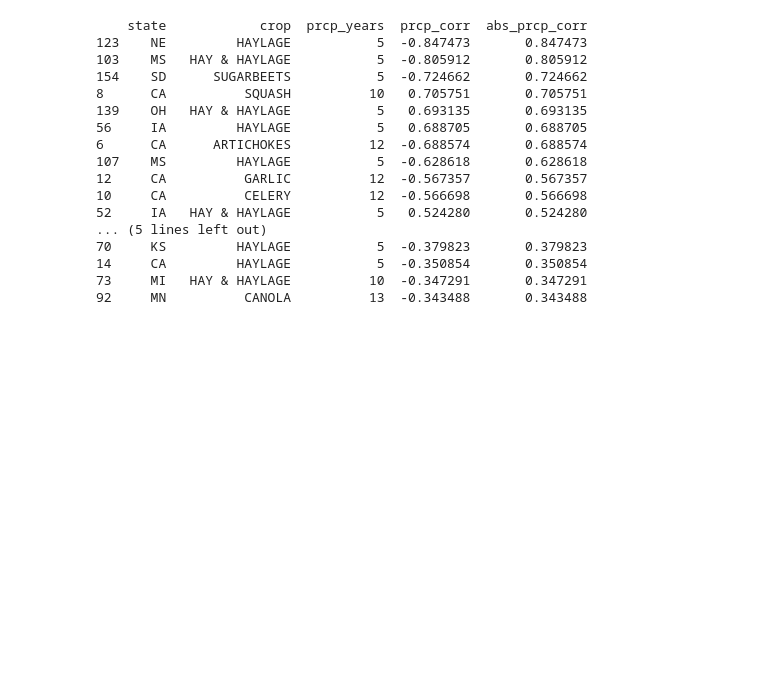
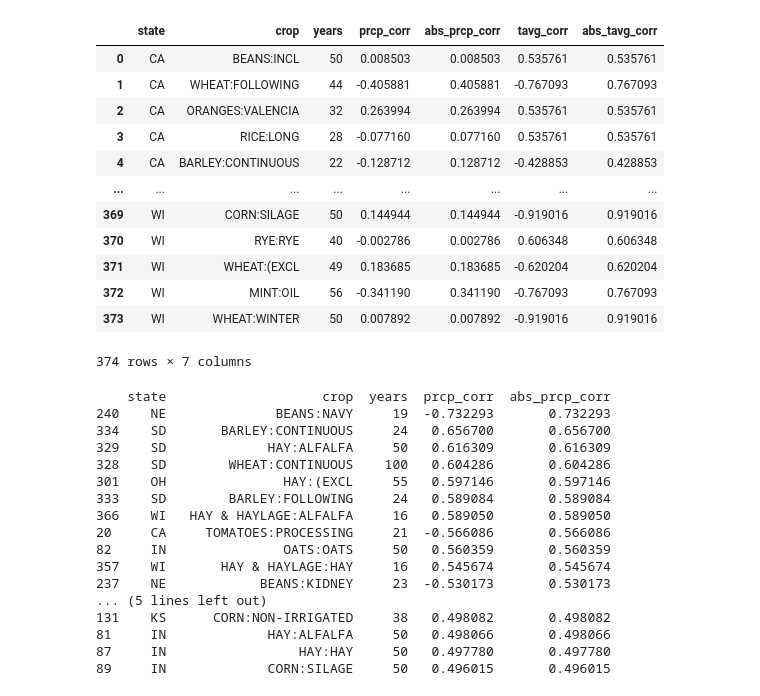
Before and after one commit to ucfjimg/CAP5610-project, a Jupyter notebook: scripts/DataExplore.ipynb, the cells around one changed output. Saved outputs shown, nothing was run; the diff lists cells and outputs as text; code cells hidden in the pictures; blank space fills up the shorter version.

```diff
--- a/scripts/DataExplore.ipynb
+++ b/scripts/DataExplore.ipynb
@@ -96,39 +151,52 @@ tavg = tavg[['year', 'mean']]
 # %%
 rows = []
 for st in bystate.keys():
     for commod in bystate[st].keys():
-        merge_prcp = pd.merge(bystate[st][commod], prcp, on='year')
-        merge_tavg = pd.merge(bystate[st][commod], tavg, on='year')
-        if len(merge_prcp) < 5 or len(merge_tavg) < 5:
+        merge = pd.merge(bystate[st][commod], wx_by_state[st], on='year')
+        if len(merge) < 15:
             continue
-        row = [st, commod, len(merge_prcp), merge_prcp.Value.corr(merged['mean'])]
+        row = [st, commod, len(merge), merge.Value.corr(merge['prcp'])]
         row.append(abs(row[3]))
-        row += [len(merge_tavg), merge_tavg.Value.corr(merged['mean'])]
-        row.append(abs(row[6]))
+        row += [merge_tavg.Value.corr(merge['tavg'])]
+        row.append(abs(row[5]))
 
         rows.append(row)
 
-corrs = pd.DataFrame(rows, columns=['state', 'crop', 'prcp_years', 'prcp_corr', 'abs_prcp_corr', 'tavg_years', 'tavg_corr', 'abs_tavg_corr'])
+corrs = pd.DataFrame(rows, columns=['state', 'crop', 'years', 'prcp_corr', 'abs_prcp_corr', 'tavg_corr', 'abs_tavg_corr'])
+# %% [output]
+|  | state | crop | years | prcp_corr | abs_prcp_corr | tavg_corr | abs_tavg_corr |
+| 0 | CA | BEANS:INCL | 50 | 0.008503 | 0.008503 | 0.535761 | 0.535761 |
+| 1 | CA | WHEAT:FOLLOWING | 44 | -0.405881 | 0.405881 | -0.767093 | 0.767093 |
+| 2 | CA | ORANGES:VALENCIA | 32 | 0.263994 | 0.263994 | 0.535761 | 0.535761 |
+| 3 | CA | RICE:LONG | 28 | -0.077160 | 0.077160 | 0.535761 | 0.535761 |
+| 4 | CA | BARLEY:CONTINUOUS | 22 | -0.128712 | 0.128712 | -0.428853 | 0.428853 |
+| ... | ... | ... | ... | ... | ... | ... | ... |
+| 369 | WI | CORN:SILAGE | 50 | 0.144944 | 0.144944 | -0.919016 | 0.919016 |
+| 370 | WI | RYE:RYE | 40 | -0.002786 | 0.002786 | 0.606348 | 0.606348 |
+| 371 | WI | WHEAT:(EXCL | 49 | 0.183685 | 0.183685 | -0.620204 | 0.620204 |
+| 372 | WI | MINT:OIL | 56 | -0.341190 | 0.341190 | -0.767093 | 0.767093 |
+| 373 | WI | WHEAT:WINTER | 50 | 0.007892 | 0.007892 | -0.919016 | 0.919016 |
+374 rows × 7 columns
 # %%
 with pd.option_context('display.max_rows', None):
-    print(corrs[['state', 'crop', 'prcp_years', 'prcp_corr', 'abs_prcp_corr']].sort_values('abs_prcp_corr', ascending=False).head(20))
+    print(corrs[['state', 'crop', 'years', 'prcp_corr', 'abs_prcp_corr']].sort_values('abs_prcp_corr', ascending=False).head(20))
 # %% [output]
-    state            crop  prcp_years  prcp_corr  abs_prcp_corr
-123    NE         HAYLAGE           5  -0.847473       0.847473
-103    MS   HAY & HAYLAGE           5  -0.805912       0.805912
-154    SD      SUGARBEETS           5  -0.724662       0.724662
-8      CA          SQUASH          10   0.705751       0.705751
-139    OH   HAY & HAYLAGE           5   0.693135       0.693135
-56     IA         HAYLAGE           5   0.688705       0.688705
-6      CA      ARTICHOKES          12  -0.688574       0.688574
-107    MS         HAYLAGE           5  -0.628618       0.628618
-12     CA          GARLIC          12  -0.567357       0.567357
-10     CA          CELERY          12  -0.566698       0.566698
-52     IA   HAY & HAYLAGE           5   0.524280       0.524280
+    state                    crop  years  prcp_corr  abs_prcp_corr
+240    NE              BEANS:NAVY     19  -0.732293       0.732293
+334    SD       BARLEY:CONTINUOUS     24   0.656700       0.656700
+329    SD             HAY:ALFALFA     50   0.616309       0.616309
+328    SD        WHEAT:CONTINUOUS    100   0.604286       0.604286
+301    OH               HAY:(EXCL     55   0.597146       0.597146
+333    SD        BARLEY:FOLLOWING     24   0.589084       0.589084
+366    WI   HAY & HAYLAGE:ALFALFA     16   0.589050       0.589050
+20     CA     TOMATOES:PROCESSING     21  -0.566086       0.566086
+82     IN               OATS:OATS     50   0.560359       0.560359
+357    WI       HAY & HAYLAGE:HAY     16   0.545674       0.545674
+237    NE            BEANS:KIDNEY     23  -0.530173       0.530173
 ... (5 lines left out)
-70     KS         HAYLAGE           5  -0.379823       0.379823
-14     CA         HAYLAGE           5  -0.350854       0.350854
-73     MI   HAY & HAYLAGE          10  -0.347291       0.347291
-92     MN          CANOLA          13  -0.343488       0.343488
+131    KS      CORN:NON-IRRIGATED     38   0.498082       0.498082
+81     IN             HAY:ALFALFA     50   0.498066       0.498066
+87     IN                 HAY:HAY     50   0.497780       0.497780
+89     IN             CORN:SILAGE     50   0.496015       0.496015
 # %%
 with pd.option_context('display.max_rows', None):
```
Also changed, not shown: parts of 8 cells of this notebook.
